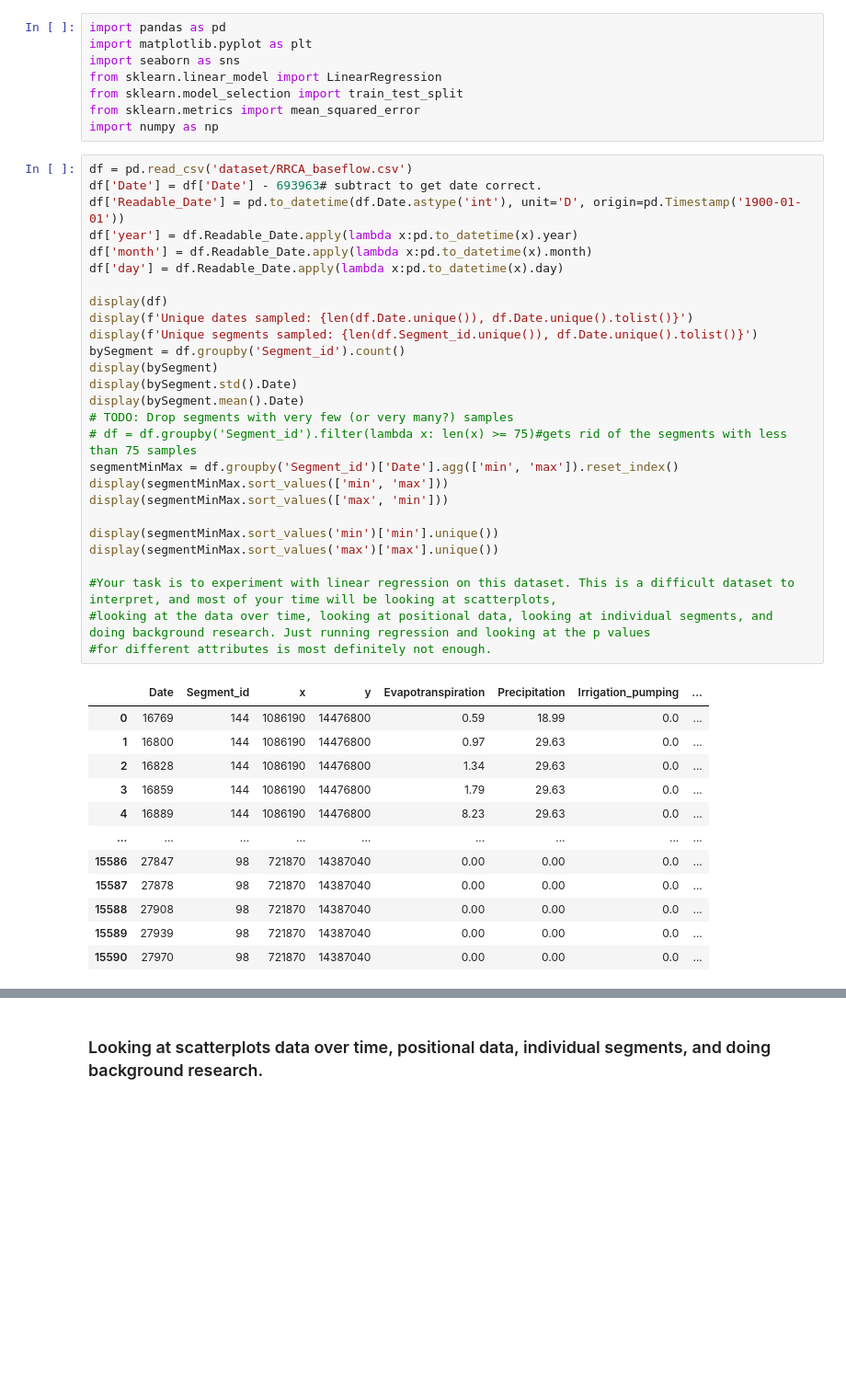
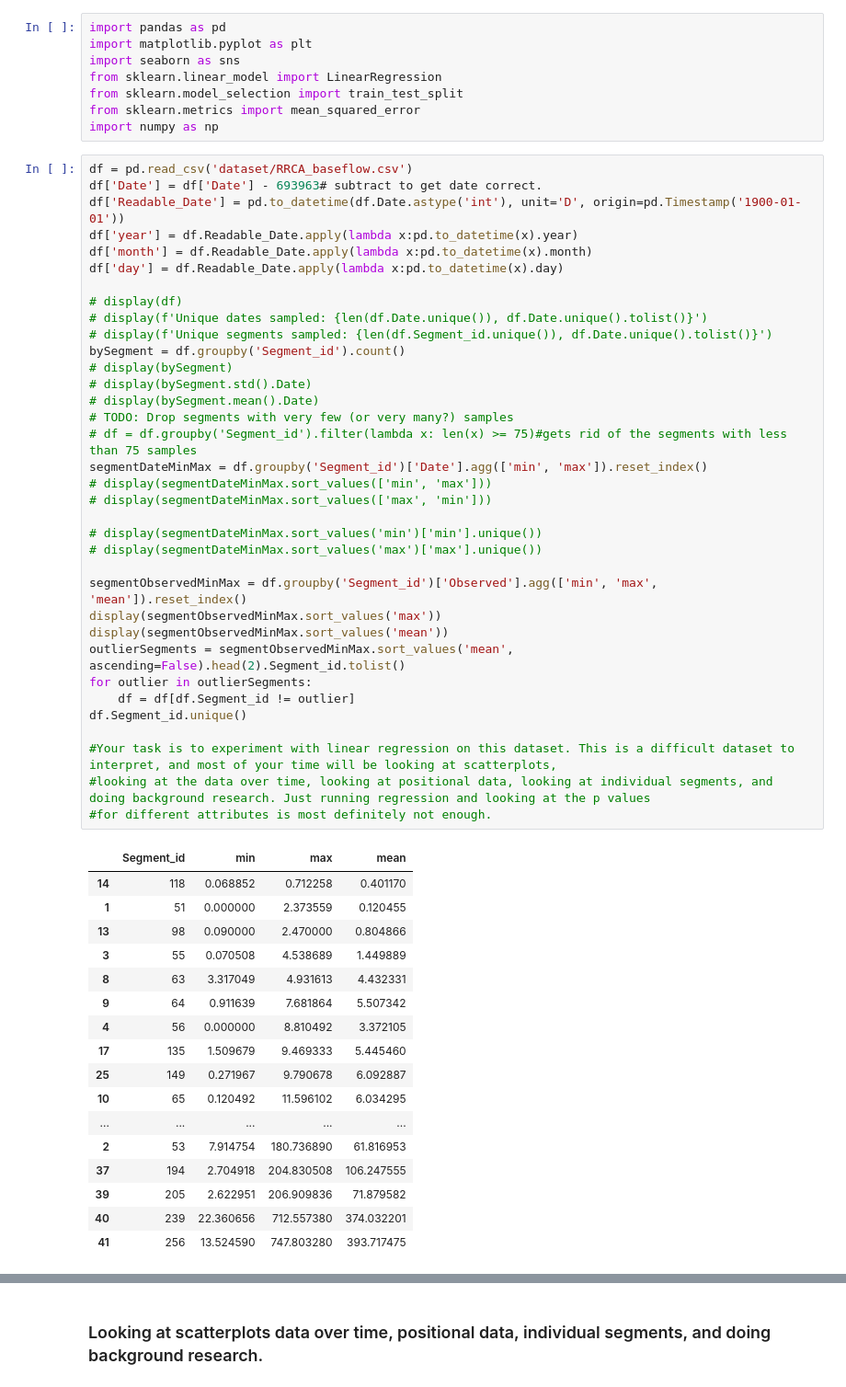
Before and after one commit to n8taylor/cs_5830_project6, a Jupyter notebook: project6.ipynb, the cells around one changed output, grey strips where cells are left out. Shown at 92% size. Drawn from its saved outputs; the diff is of its cells as text; blank space fills up the shorter version.

```diff
--- a/project6.ipynb
+++ b/project6.ipynb
@@ -11,40 +11,53 @@ import numpy as np
 # %%
 df = pd.read_csv('dataset/RRCA_baseflow.csv')
 df['Date'] = df['Date'] - 693963# subtract to get date correct.
 df['Readable_Date'] = pd.to_datetime(df.Date.astype('int'), unit='D', origin=pd.Timestamp('1900-01-01'))
 df['year'] = df.Readable_Date.apply(lambda x:pd.to_datetime(x).year)
 df['month'] = df.Readable_Date.apply(lambda x:pd.to_datetime(x).month)
 df['day'] = df.Readable_Date.apply(lambda x:pd.to_datetime(x).day)
 
-display(df)
-display(f'Unique dates sampled: {len(df.Date.unique()), df.Date.unique().tolist()}')
-display(f'Unique segments sampled: {len(df.Segment_id.unique()), df.Date.unique().tolist()}')
+# display(df)
+# display(f'Unique dates sampled: {len(df.Date.unique()), df.Date.unique().tolist()}')
+# display(f'Unique segments sampled: {len(df.Segment_id.unique()), df.Date.unique().tolist()}')
 bySegment = df.groupby('Segment_id').count()
-display(bySegment)
-display(bySegment.std().Date)
-display(bySegment.mean().Date)
+# display(bySegment)
+# display(bySegment.std().Date)
+# display(bySegment.mean().Date)
 # TODO: Drop segments with very few (or very many?) samples
 # df = df.groupby('Segment_id').filter(lambda x: len(x) >= 75)#gets rid of the segments with less than 75 samples
-segmentMinMax = df.groupby('Segment_id')['Date'].agg(['min', 'max']).reset_index()
-display(segmentMinMax.sort_values(['min', 'max']))
-display(segmentMinMax.sort_values(['max', 'min']))
+segmentDateMinMax = df.groupby('Segment_id')['Date'].agg(['min', 'max']).reset_index()
+# display(segmentDateMinMax.sort_values(['min', 'max']))
+# display(segmentDateMinMax.sort_values(['max', 'min']))
 
-display(segmentMinMax.sort_values('min')['min'].unique())
-display(segmentMinMax.sort_values('max')['max'].unique())
+# display(segmentDateMinMax.sort_values('min')['min'].unique())
+# display(segmentDateMinMax.sort_values('max')['max'].unique())
+
+segmentObservedMinMax = df.groupby('Segment_id')['Observed'].agg(['min', 'max', 'mean']).reset_index()
+display(segmentObservedMinMax.sort_values('max'))
+display(segmentObservedMinMax.sort_values('mean'))
+outlierSegments = segmentObservedMinMax.sort_values('mean', ascending=False).head(2).Segment_id.tolist()
+for outlier in outlierSegments:
+    df = df[df.Segment_id != outlier]
+df.Segment_id.unique()
 
 #Your task is to experiment with linear regression on this dataset. This is a difficult dataset to interpret, and most of your time will be looking at scatterplots,
 #looking at the data over time, looking at positional data, looking at individual segments, and doing background research. Just running regression and looking at the p values
 #for different attributes is most definitely not enough.
 # %% [output]
-|  | Date | Segment_id | x | y | Evapotranspiration | Precipitation | Irrigation_pumping | ... |
-| 0 | 16769 | 144 | 1086190 | 14476800 | 0.59 | 18.99 | 0.0 | ... |
-| 1 | 16800 | 144 | 1086190 | 14476800 | 0.97 | 29.63 | 0.0 | ... |
-| 2 | 16828 | 144 | 1086190 | 14476800 | 1.34 | 29.63 | 0.0 | ... |
-| 3 | 16859 | 144 | 1086190 | 14476800 | 1.79 | 29.63 | 0.0 | ... |
-| 4 | 16889 | 144 | 1086190 | 14476800 | 8.23 | 29.63 | 0.0 | ... |
-| ... | ... | ... | ... | ... | ... | ... | ... | ... |
-| 15586 | 27847 | 98 | 721870 | 14387040 | 0.00 | 0.00 | 0.0 | ... |
-| 15587 | 27878 | 98 | 721870 | 14387040 | 0.00 | 0.00 | 0.0 | ... |
-| 15588 | 27908 | 98 | 721870 | 14387040 | 0.00 | 0.00 | 0.0 | ... |
-| 15589 | 27939 | 98 | 721870 | 14387040 | 0.00 | 0.00 | 0.0 | ... |
-| 15590 | 27970 | 98 | 721870 | 14387040 | 0.00 | 0.00 | 0.0 | ... |
+|  | Segment_id | min | max | mean |
+| 14 | 118 | 0.068852 | 0.712258 | 0.401170 |
+| 1 | 51 | 0.000000 | 2.373559 | 0.120455 |
+| 13 | 98 | 0.090000 | 2.470000 | 0.804866 |
+| 3 | 55 | 0.070508 | 4.538689 | 1.449889 |
+| 8 | 63 | 3.317049 | 4.931613 | 4.432331 |
+| 9 | 64 | 0.911639 | 7.681864 | 5.507342 |
+| 4 | 56 | 0.000000 | 8.810492 | 3.372105 |
+| 17 | 135 | 1.509679 | 9.469333 | 5.445460 |
+| 25 | 149 | 0.271967 | 9.790678 | 6.092887 |
+| 10 | 65 | 0.120492 | 11.596102 | 6.034295 |
+| ... | ... | ... | ... | ... |
+| 2 | 53 | 7.914754 | 180.736890 | 61.816953 |
+| 37 | 194 | 2.704918 | 204.830508 | 106.247555 |
+| 39 | 205 | 2.622951 | 206.909836 | 71.879582 |
+| 40 | 239 | 22.360656 | 712.557380 | 374.032201 |
+| 41 | 256 | 13.524590 | 747.803280 | 393.717475 |
```
Also changed, not shown: parts of 12 cells of this notebook.
